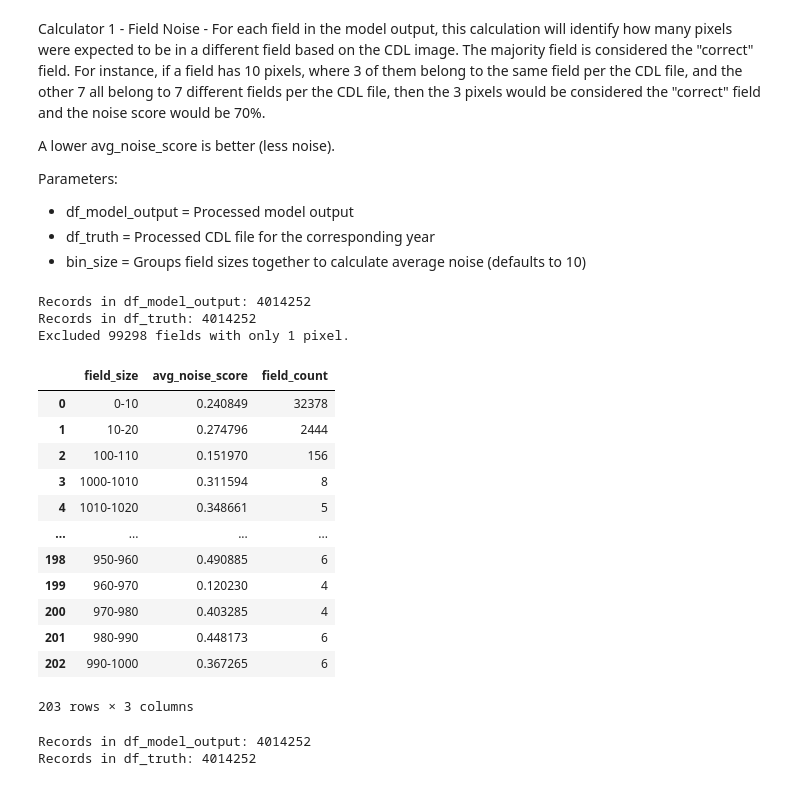
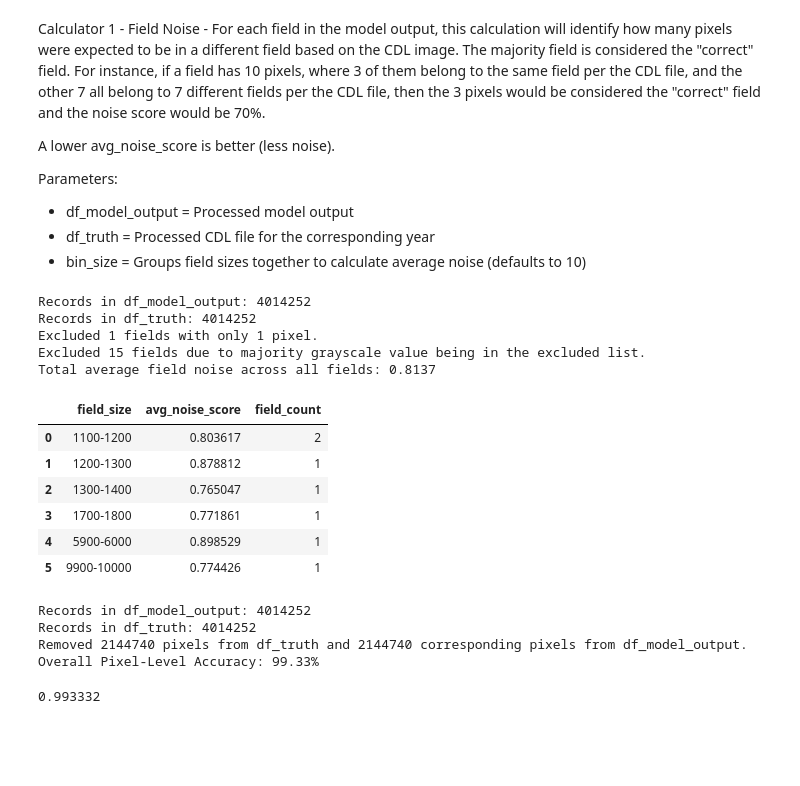
Before and after one commit to lingyundai/DAEN690-Team-Satellite-FBI, a Jupyter notebook: src/accuracy_calculator.ipynb, the cells around one changed output. Saved outputs shown, nothing was run; the diff lists cells and outputs as text; code cells hidden in the pictures; blank space fills up the shorter version.

```diff
--- a/src/accuracy_calculator.ipynb
+++ b/src/accuracy_calculator.ipynb
@@ -496,6 +495,9 @@ def compute_field_noise(df_model_output, df_truth, exclude_grayscale_values, bin
 
     # Exclude fields where the majority corresponds to a grayscale value in the exclusion list
     excluded_fields_by_grayscale = df_merged[df_merged["grayscale_value"].isin(exclude_grayscale_values)]["field_id_labeled"].unique()
+
+    # Count excluded fields due to majority grayscale value in exclusion list
+    num_excluded_fields_by_grayscale = len(excluded_fields_by_grayscale)
 
     # Calculate field sizes (pixel count per field)
     field_sizes = df_model_output.groupby("field_id").size().reset_index(name="field_size")
@@ -526,15 +528,24 @@ def compute_field_noise(df_model_output, df_truth, exclude_grayscale_values, bin
 
     # Compute average noise score per bin and count fields in each bin
     df_avg_noise = df_noise.groupby("field_size_bin").agg(
-        avg_noise_score=("noise_score", "mean"),  # Average noise score in bin
-        field_count=("field_id", "count")  # Count of fields in bin
+        avg_noise_score=("noise_score", "mean"),
+        field_count=("field_id", "count")
     ).reset_index()
 
-    # Rename columns for clarity
+    # Rename for clarity
     df_avg_noise.rename(columns={"field_size_bin": "field_size"}, inplace=True)
 
-    # Print the number of excluded 1-pixel fields
+    # Sort by lower bound of field_size bin
+    df_avg_noise["sort_key"] = df_avg_noise["field_size"].str.extract(r"^(\d+)", expand=False).astype(int)
+    df_avg_noise = df_avg_noise.sort_values(by="sort_key").drop(columns="sort_key")
+
+    # Print excluded pixel info
     print(f"Excluded {num_excluded_one_pixel_fields} fields with only 1 pixel.")
+    print(f"Excluded {num_excluded_fields_by_grayscale} fields due to majority grayscale value being in the excluded list.")
+
+    # Calculate total average noise across all fields
+    total_avg_noise = df_noise["noise_score"].mean()
+    print(f"Total average field noise across all fields: {total_avg_noise:.4f}")
 
     return df_avg_noise
 # %%
@@ -609,27 +620,26 @@ Parameters:
 * df_model_output = Processed model output
 * df_truth = Processed CDL file for the corresponding year
 * bin_size = Groups field sizes together to calculate average noise (defaults to 10)
-# %%
-compute_field_noise(df_model_output, df_truth, exclude_grayscale_values, bin_size = 10)
-# %% [output]
-Records in df_model_output: 4014252
-Records in df_truth: 4014252
-Excluded 99298 fields with only 1 pixel.
-|  | field_size | avg_noise_score | field_count |
-| 0 | 0-10 | 0.240849 | 32378 |
-| 1 | 10-20 | 0.274796 | 2444 |
-| 2 | 100-110 | 0.151970 | 156 |
-| 3 | 1000-1010 | 0.311594 | 8 |
-| 4 | 1010-1020 | 0.348661 | 5 |
-| ... | ... | ... | ... |
-| 198 | 950-960 | 0.490885 | 6 |
-| 199 | 960-970 | 0.120230 | 4 |
-| 200 | 970-980 | 0.403285 | 4 |
-| 201 | 980-990 | 0.448173 | 6 |
-| 202 | 990-1000 | 0.367265 | 6 |
-203 rows × 3 columns
+# %%
+compute_field_noise(df_model_output_monica, df_truth, exclude_grayscale_values, bin_size = 100)
+# %% [output]
+Records in df_model_output: 4014252
+Records in df_truth: 4014252
+Excluded 1 fields with only 1 pixel.
+Excluded 15 fields due to majority grayscale value being in the excluded list.
+Total average field noise across all fields: 0.8137
+|  | field_size | avg_noise_score | field_count |
+| 0 | 1100-1200 | 0.803617 | 2 |
+| 1 | 1200-1300 | 0.878812 | 1 |
+| 2 | 1300-1400 | 0.765047 | 1 |
+| 3 | 1700-1800 | 0.771861 | 1 |
+| 4 | 5900-6000 | 0.898529 | 1 |
+| 5 | 9900-10000 | 0.774426 | 1 |
 # %%
-compute_pixel_level_accuracy(df_model_output, df_truth, exclude_grayscale_values)
+compute_pixel_level_accuracy(df_model_output_monica, df_truth, exclude_grayscale_values)
 # %% [output]
 Records in df_model_output: 4014252
 Records in df_truth: 4014252
+Removed 2144740 pixels from df_truth and 2144740 corresponding pixels from df_model_output.
+Overall Pixel-Level Accuracy: 99.33%
+0.993332
```
Also changed, not shown: parts of 7 cells of this notebook.
